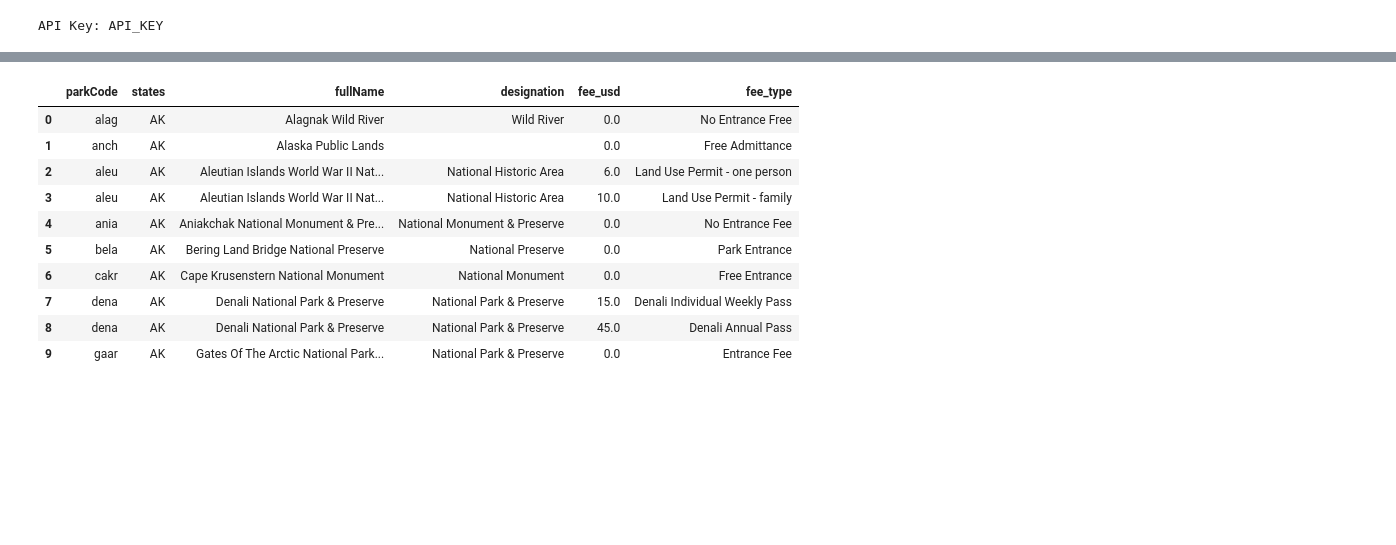
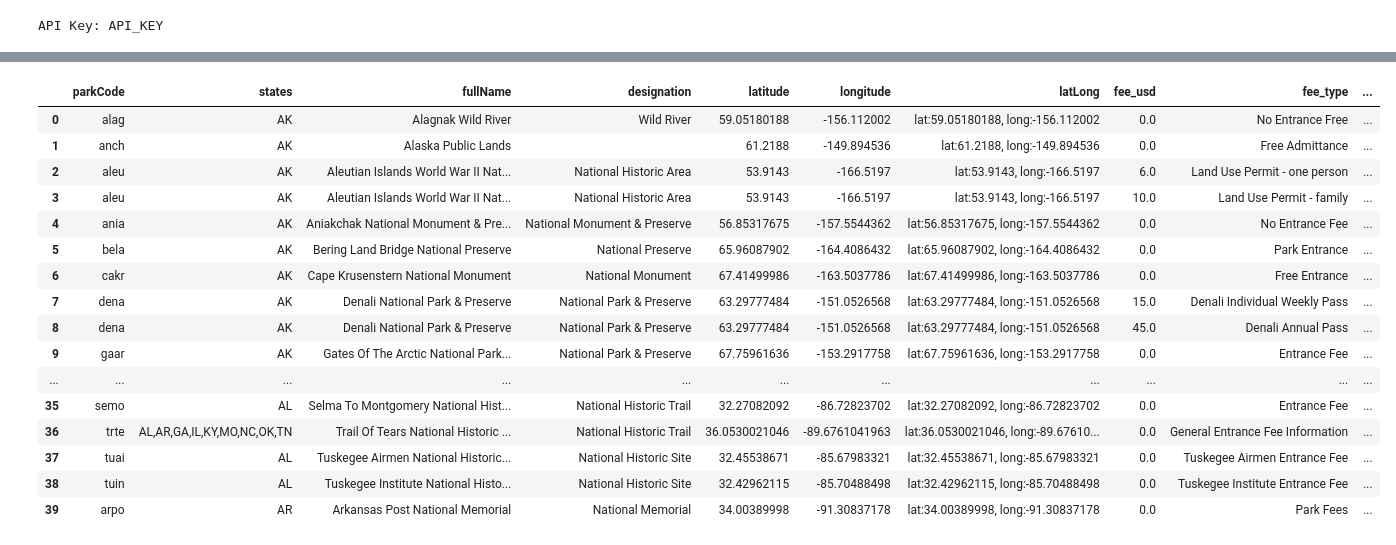
Before and after one commit to gagandeepsinghkhanuja/National-Park-Service-NPS, a Jupyter notebook: NPS.ipynb, the cells around one changed output, grey strips where cells are left out. Saved outputs shown, nothing was run; the diff lists cells and outputs as text; code cells hidden in the pictures; blank space fills up the shorter version.

Commit message:
Updated code to pull fee of all the states

```diff
--- a/NPS.ipynb
+++ b/NPS.ipynb
@@ -53,0 +36,3 @@ locations_df.head(10)
+# %%
+parks_data = pd.DataFrame(data)
+print(parks_data)
@@ -74,16 +77,16 @@ pprint.pprint(data[0]['data'][2])
 # %%
-entry_fees_data = []
-
-for park in data[0]['data']:
-    for fee in park['entranceFees']:
-        entry_fees_data.append({
-            'parkCode': park['parkCode'],
-            'states' : park['states'],
-            'fullName': park['fullName'],
-            'designation': park['designation'],
-            'fee_usd': fee['cost'],
-            'fee_type': fee['title'],
-            'fee_description': fee['description']
-        })
-
-pprint.pprint(entry_fees_data[2:4])
+park_data_details_with_entry_fee = []
+for park in parks_data['data']:
+    for i in park:
+        for fee in i['entranceFees']:
+            park_data_details_with_entry_fee.append({
+                'parkCode': i['parkCode'],
+                'states' : i['states'],
+                'fullName': i['fullName'],
+                'designation': i['designation'],
+                'latitude': i['latitude'],
+                'longitude': i['longitude'],
+                'latLong': i['latLong'],
+                'fee_usd': fee['cost'],
+                'fee_type': fee['title'],
+                'fee_description': fee['description']})
@@ -108,0 +93,3 @@ pprint.pprint(entry_fees_data[2:4])
+# %%
+park_data_details_with_entry_fee = pd.DataFrame(park_data_details_with_entry_fee)
+print(park_data_details_with_entry_fee)
@@ -109,17 +114,23 @@ pprint.pprint(entry_fees_data[2:4])
 # %%
-entry_fees_df = pd.DataFrame(entry_fees_data)
-entry_fees_df = entry_fees_df[['parkCode','states', 'fullName', 'designation', 'fee_usd', 'fee_type']]
+entry_fees_df = pd.DataFrame(park_data_details_with_entry_fee)
+entry_fees_df = entry_fees_df[['parkCode','states', 'fullName', 'designation', 'latitude', 'longitude','latLong','fee_usd','fee_type','fee_description']]
 entry_fees_df['fee_usd'] = entry_fees_df['fee_usd'].astype(float)
-entry_fees_df.head(10)
+entry_fees_df.head(40)
 # %% [output]
-|  | parkCode | states | fullName | designation | fee_usd | fee_type |
-| 0 | alag | AK | Alagnak Wild River | Wild River | 0.0 | No Entrance Free |
-| 1 | anch | AK | Alaska Public Lands |  | 0.0 | Free Admittance |
-| 2 | aleu | AK | Aleutian Islands World War II Nat... | National Historic Area | 6.0 | Land Use Permit - one person |
-| 3 | aleu | AK | Aleutian Islands World War II Nat... | National Historic Area | 10.0 | Land Use Permit - family |
-| 4 | ania | AK | Aniakchak National Monument & Pre... | National Monument & Preserve | 0.0 | No Entrance Fee |
-| 5 | bela | AK | Bering Land Bridge National Preserve | National Preserve | 0.0 | Park Entrance |
-| 6 | cakr | AK | Cape Krusenstern National Monument | National Monument | 0.0 | Free Entrance |
-| 7 | dena | AK | Denali National Park & Preserve | National Park & Preserve | 15.0 | Denali Individual Weekly Pass |
-| 8 | dena | AK | Denali National Park & Preserve | National Park & Preserve | 45.0 | Denali Annual Pass |
-| 9 | gaar | AK | Gates Of The Arctic National Park... | National Park & Preserve | 0.0 | Entrance Fee |
+|  | parkCode | states | fullName | designation | latitude | longitude | latLong | fee_usd | fee_type | ... |
+| 0 | alag | AK | Alagnak Wild River | Wild River | 59.05180188 | -156.112002 | lat:59.05180188, long:-156.112002 | 0.0 | No Entrance Free | ... |
+| 1 | anch | AK | Alaska Public Lands |  | 61.2188 | -149.894536 | lat:61.2188, long:-149.894536 | 0.0 | Free Admittance | ... |
+| 2 | aleu | AK | Aleutian Islands World War II Nat... | National Historic Area | 53.9143 | -166.5197 | lat:53.9143, long:-166.5197 | 6.0 | Land Use Permit - one person | ... |
+| 3 | aleu | AK | Aleutian Islands World War II Nat... | National Historic Area | 53.9143 | -166.5197 | lat:53.9143, long:-166.5197 | 10.0 | Land Use Permit - family | ... |
+| 4 | ania | AK | Aniakchak National Monument & Pre... | National Monument & Preserve | 56.85317675 | -157.5544362 | lat:56.85317675, long:-157.5544362 | 0.0 | No Entrance Fee | ... |
+| 5 | bela | AK | Bering Land Bridge National Preserve | National Preserve | 65.96087902 | -164.4086432 | lat:65.96087902, long:-164.4086432 | 0.0 | Park Entrance | ... |
+| 6 | cakr | AK | Cape Krusenstern National Monument | National Monument | 67.41499986 | -163.5037786 | lat:67.41499986, long:-163.5037786 | 0.0 | Free Entrance | ... |
+| 7 | dena | AK | Denali National Park & Preserve | National Park & Preserve | 63.29777484 | -151.0526568 | lat:63.29777484, long:-151.0526568 | 15.0 | Denali Individual Weekly Pass | ... |
+| 8 | dena | AK | Denali National Park & Preserve | National Park & Preserve | 63.29777484 | -151.0526568 | lat:63.29777484, long:-151.0526568 | 45.0 | Denali Annual Pass | ... |
+| 9 | gaar | AK | Gates Of The Arctic National Park... | National Park & Preserve | 67.75961636 | -153.2917758 | lat:67.75961636, long:-153.2917758 | 0.0 | Entrance Fee | ... |
+| ... | ... | ... | ... | ... | ... | ... | ... | ... | ... | ... |
+| 35 | semo | AL | Selma To Montgomery National Hist... | National Historic Trail | 32.27082092 | -86.72823702 | lat:32.27082092, long:-86.72823702 | 0.0 | Entrance Fee | ... |
+| 36 | trte | AL,AR,GA,IL,KY,MO,NC,OK,TN | Trail Of Tears National Historic ... | National Historic Trail | 36.0530021046 | -89.6761041963 | lat:36.0530021046, long:-89.67610... | 0.0 | General Entrance Fee Information | ... |
+| 37 | tuai | AL | Tuskegee Airmen National Historic... | National Historic Site | 32.45538671 | -85.67983321 | lat:32.45538671, long:-85.67983321 | 0.0 | Tuskegee Airmen Entrance Fee | ... |
+| 38 | tuin | AL | Tuskegee Institute National Histo... | National Historic Site | 32.42962115 | -85.70488498 | lat:32.42962115, long:-85.70488498 | 0.0 | Tuskegee Institute Entrance Fee | ... |
+| 39 | arpo | AR | Arkansas Post National Memorial | National Memorial | 34.00389998 | -91.30837178 | lat:34.00389998, long:-91.30837178 | 0.0 | Park Fees | ... |
```
Also changed, not shown: parts of 11 cells of this notebook.
